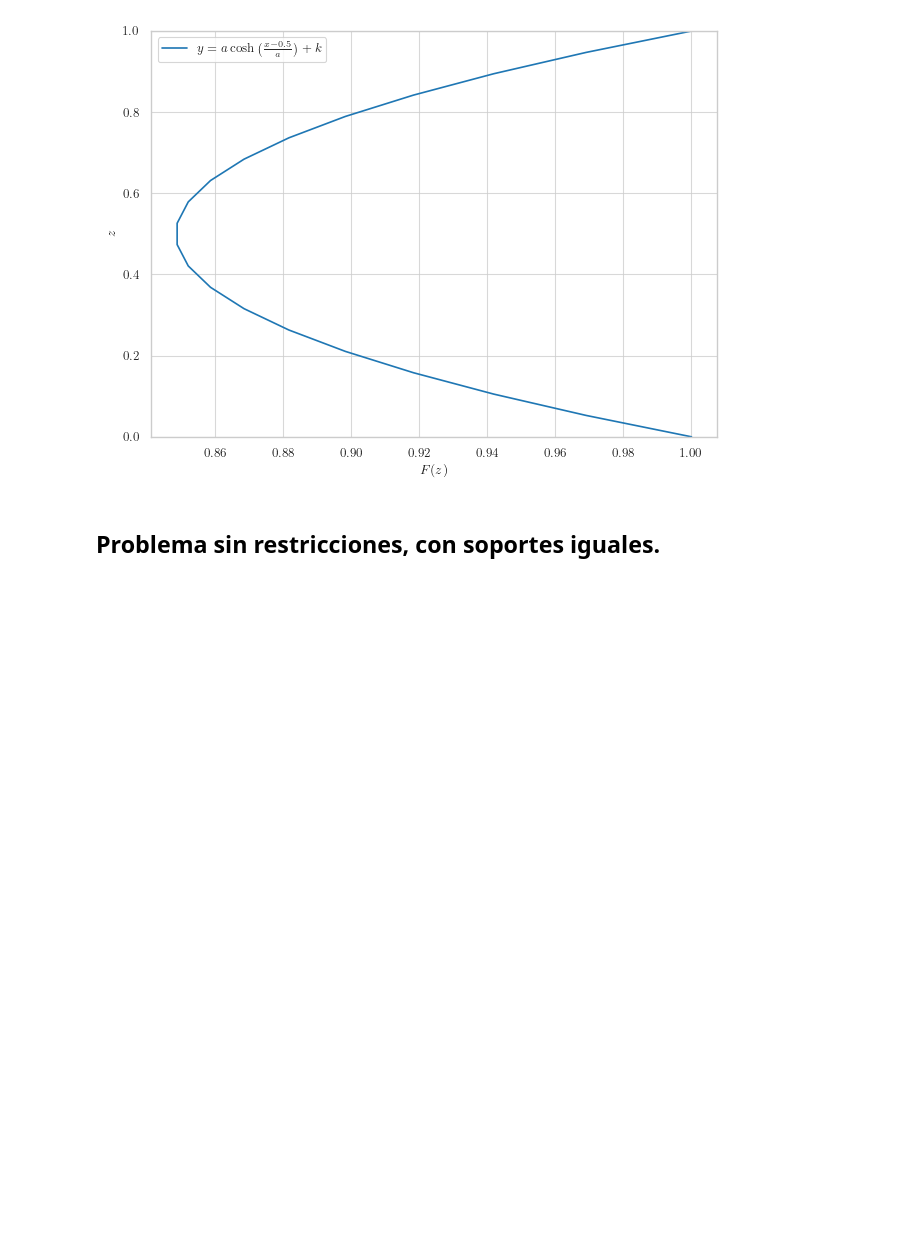
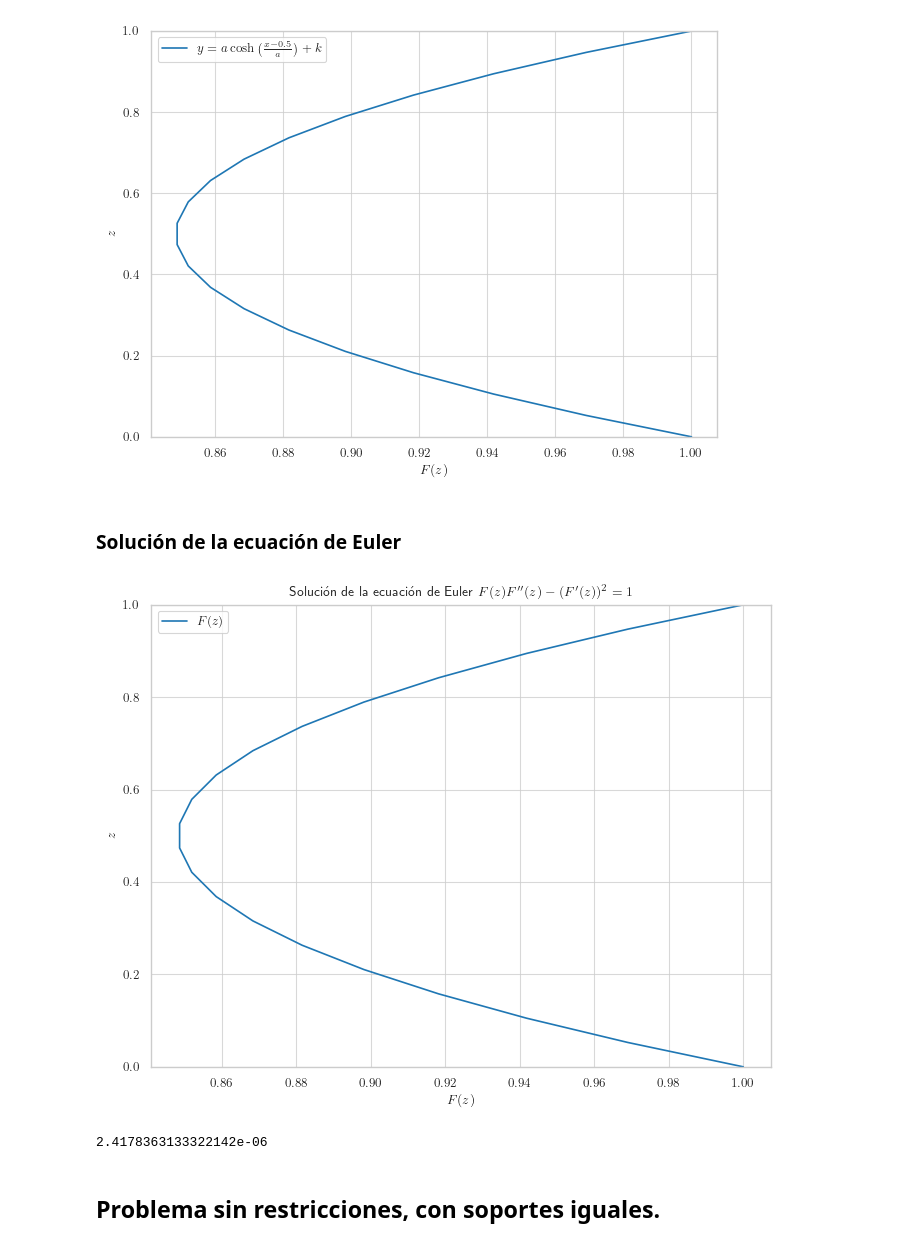
Before and after one commit to ismaellopezgallo/Trabajo-Optimizaci-n, a Jupyter notebook: trabajo_pompa.ipynb, the cells around one changed output. Saved outputs shown, nothing was run; the diff lists cells and outputs as text; code cells hidden in the pictures; blank space fills up the shorter version.

```diff
--- a/trabajo_pompa.ipynb
+++ b/trabajo_pompa.ipynb
@@ -166,6 +167,53 @@ plt.savefig('Figuras/catenaria.pdf', format='pdf')
 plt.show()
 # %% [output]
 [figure]
+# %% [markdown]
+### Solución de la ecuación de Euler
+# %%
+# Definir el sistema de ecuaciones diferenciales
+def euler_system(z, y):
+    y0, y1 = y
+    dydz = np.vstack((y1, (y1**2 + 1) / y0))
+    return dydz
+
+# Definir las condiciones de frontera
+def boundary_conditions(ya, yb):
+    return np.array([ya[0] - F0, yb[0] - F0])  # F(0) = 1 y F(1) = 2, por ejemplo
+
+# Intervalo de integración
+z = np.linspace(0, 1, n)  # Ajusta según sea necesario
+
+# Suposición inicial para F y F' (se requiere para solve_bvp)
+y_initial_guess = np.zeros((2, z.size))
+y_initial_guess[0] = 1 + z  # Suposición inicial simple
+
+# Resolver la EDO con condiciones de frontera
+sol_euler = solve_bvp(euler_system, boundary_conditions, z, y_initial_guess)
+
+# Verificar si la solución se ha encontrado correctamente
+if sol_euler.status != 0:
+    print("Advertencia: La solución puede no ser precisa.")
+
+# Extraer las soluciones
+z = sol_euler.x
+F_euler = sol_euler.y[0]
+# %%
+# Graficar la solución
+plt.figure(figsize=(8, 6))
+plt.plot(F_euler, z, label='$F(z)$')
+plt.ylabel('$z$')
+plt.xlabel('$F(z)$')
+plt.title('Solución de la ecuación de Euler $F(z) F\'\'(z) - (F\'(z))^2 = 1$')
+plt.ylim(0, 1)
+plt.legend()
+plt.show()
+# %% [output]
+[figure, added]
+# %%
+error_euler = np.linalg.norm(F_euler - F_cat) / np.linalg.norm(F_cat)
+error_euler
+# %% [output]
+2.4178363133322142e-06
 # %% [markdown]
 ## Problema sin restricciones, con soportes iguales.
 # %% [markdown]
```
Also changed, not shown: parts of 30 cells of this notebook, 7 other files.
